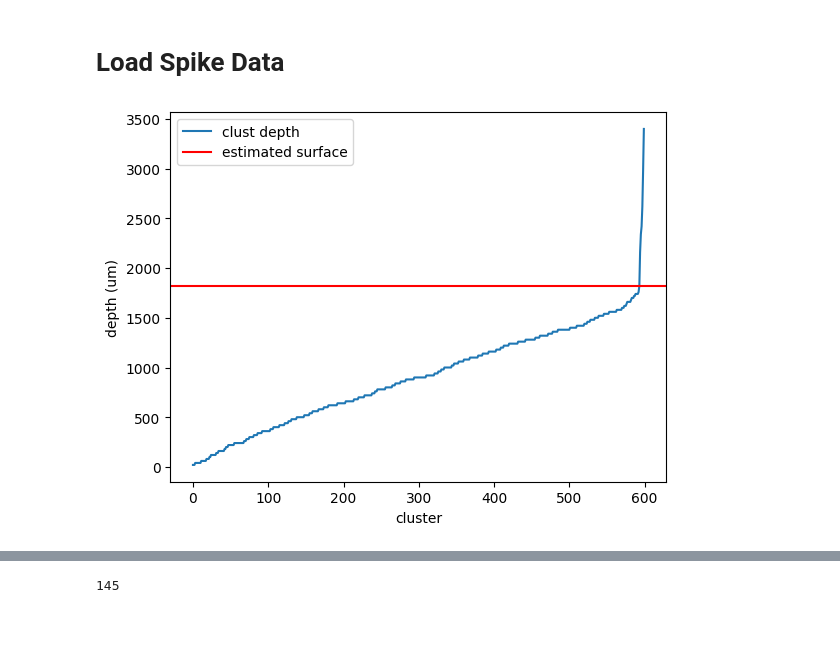
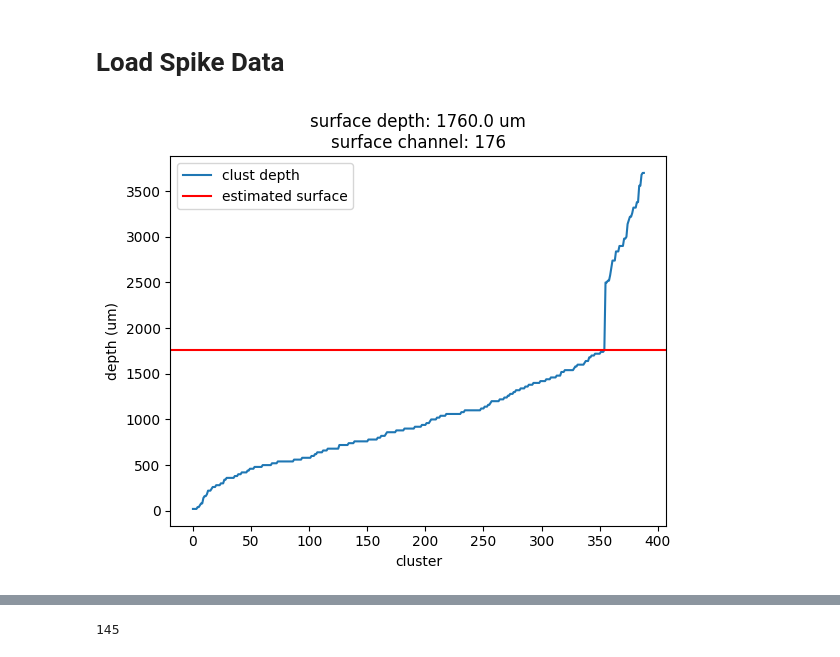
Before and after one commit to chris-angeloni/mpfc-pilot, a Jupyter notebook: spike_analysis.ipynb, the cells around one changed output, grey strips where cells are left out. Drawn from its saved outputs; the diff is of its cells as text; code cells hidden in the pictures; blank space fills up the shorter version.

Commit message:
git ignore, figure draft, spike_analysis update

```diff
--- a/spike_analysis.ipynb
+++ b/spike_analysis.ipynb
@@ -10,22 +10,29 @@ npyx version 2.6.1 imported.
 # %%
 #dp = r'D:\spikes\CA011\2022-10-13_12-51-32\Record Node 107\experiment1\recording1\continuous\Neuropix-PXI-100.ProbeA-AP'
 #dp = r'D:\spikes\CA011\2022-10-13_12-51-32_old\Record Node 107\experiment1\recording1'
 #dp = r'D:\spikes\CA011\2022-10-14_12-28-53\Record Node 107\experiment1\recording1'
-dp = r'D:\spikes\CA011\2022-10-13_12-51-32\Record Node 107\experiment1\recording1'
-# test_npyx(dp)
+data_path = 'D:\spikes'
+data_path = 'X:\data\mpfc-pilot'
+#dp = f'{data_path}/CA011/2022-10-13_12-51-32/Record Node 107/experiment1/recording1'
+dp = f'{data_path}/CA011/2022-10-14_12-28-53/Record Node 107/experiment1/recording1'
 clust = get_units(dp)
 clust_info = get_units_info(dp)
 
 # approximate brain surface by looking at where the units are
 good_unit_depth = clust_info[clust_info.KSLabel=='good'].depth
 surface_depth = np.sort(good_unit_depth)[np.argwhere(np.diff(good_unit_depth)>100)[0][0]]
 plt.plot(np.sort(good_unit_depth),label='clust depth')
 plt.axhline(surface_depth,color='r',label='estimated surface')
 plt.xlabel('cluster')
 plt.ylabel('depth (um)')
 plt.legend()
 
 # adjust depth to be relative to brain surface
 clust_info['adj_depth'] = -(clust_info.depth - surface_depth)
+
+# get channel of surface depth
+cm = chan_map(dp, y_orig='tip', probe_version='1.0')
+surface_channel = np.abs(np.vstack(cm)[:,2] - surface_depth).argmin()
+plt.title(f'surface depth: {surface_depth} um\nsurface channel: {surface_channel}');
 # %% [output]
-[figure, old version]
+[figure, new version]
```
Also changed, not shown: parts of 9 cells of this notebook, 3 other files.
